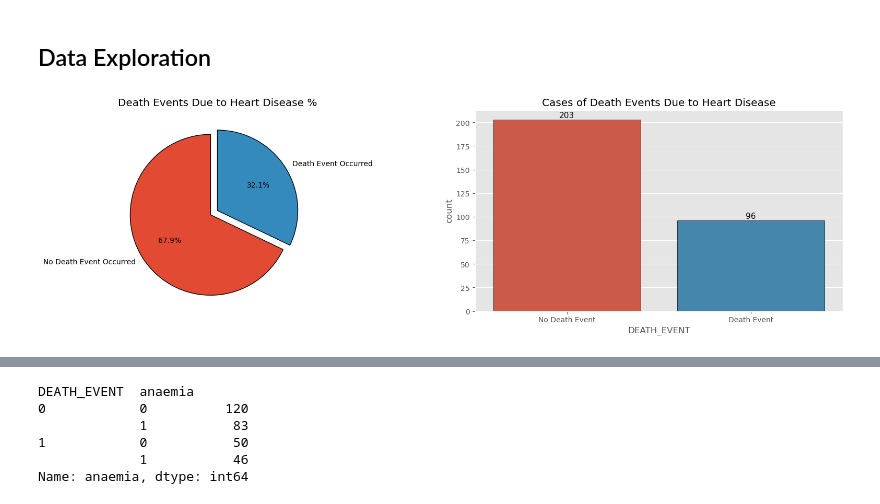
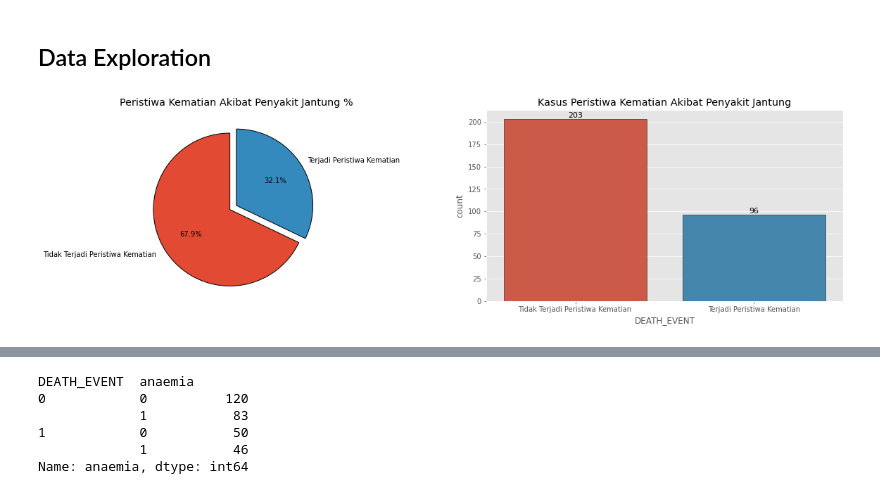
Before and after one commit to JonathanAdi7/Final-Project_Kelompok4, a Jupyter notebook: PYTN_KampusMerdeka_fp3_Kelompok 4 .ipynb, the cells around one changed output, grey strips where cells are left out. Saved outputs shown, nothing was run; the diff lists cells and outputs as text; code cells hidden in the pictures.

Commit message:
final project 3

```diff
--- a/PYTN_KampusMerdeka_fp3_Kelompok 4 .ipynb
+++ b/PYTN_KampusMerdeka_fp3_Kelompok 4 .ipynb
@@ -33,8 +32,8 @@ mpl.style.use(['ggplot'])
 # %% [markdown]
 ## Data Loading
 # %%
-# data = pd.read_csv('C:/Kuliah/Studi Independen/heart_failure.csv')
-data = pd.read_csv('E:/Cool Yeah/Hacktiv8/Final-Project_Kelompok4/Data/heart_failure.csv')
+ data = pd.read_csv('C:/Kuliah/Studi Independen/heart_failure.csv')
+#data = pd.read_csv('E:/Cool Yeah/Hacktiv8/Final-Project_Kelompok4/Data/heart_failure.csv')
 # %% [markdown]
 Memanggil bagian kepala data.
 # %%
@@ -322,19 +321,19 @@ dtype: int64
 # %%
 l = list(data['DEATH_EVENT'].value_counts())
 circle = [l[0] / sum(l) * 100,l[1] / sum(l) * 100]
 
 fig = plt.subplots(nrows = 1,ncols = 2,figsize = (20,5))
 plt.subplot(1,2,1)
-plt.pie(circle,labels = ['No Death Event Occurred','Death Event Occurred'],autopct='%1.1f%%',startangle = 90,explode = (0.1,0),
+plt.pie(circle,labels = ['Tidak Terjadi Peristiwa Kematian ','Terjadi Peristiwa Kematian'],autopct='%1.1f%%',startangle = 90,explode = (0.1,0),
        wedgeprops = {'edgecolor' : 'black','linewidth': 1,'antialiased' : True})
-plt.title('Death Events Due to Heart Disease %');
+plt.title('Peristiwa Kematian Akibat Penyakit Jantung %');
 
 plt.subplot(1,2,2)
 ax = sns.countplot('DEATH_EVENT',data = data, edgecolor = 'black')
 for rect in ax.patches:
     ax.text(rect.get_x() + rect.get_width() / 2, rect.get_height() + 2, rect.get_height(), horizontalalignment='center', fontsize = 11)
-ax.set_xticklabels(['No Death Event','Death Event'])
-plt.title('Cases of Death Events Due to Heart Disease');
+ax.set_xticklabels(['Tidak Terjadi Peristiwa Kematian ','Terjadi Peristiwa Kematian'])
+plt.title('Kasus Peristiwa Kematian Akibat Penyakit Jantung');
 plt.show()
 # %% [output]
-[figure, old version]
+[figure, new version]
```
Also changed, not shown: parts of 61 cells of this notebook.
